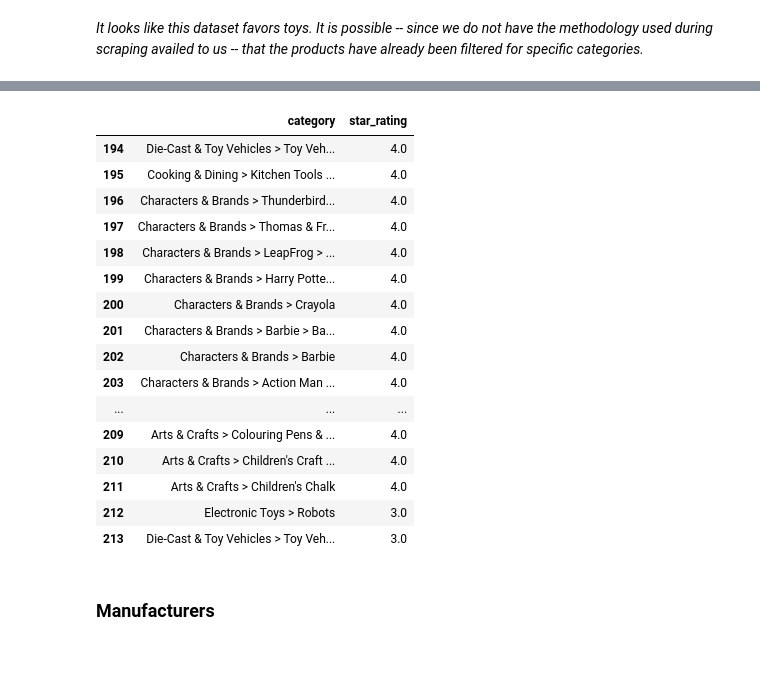
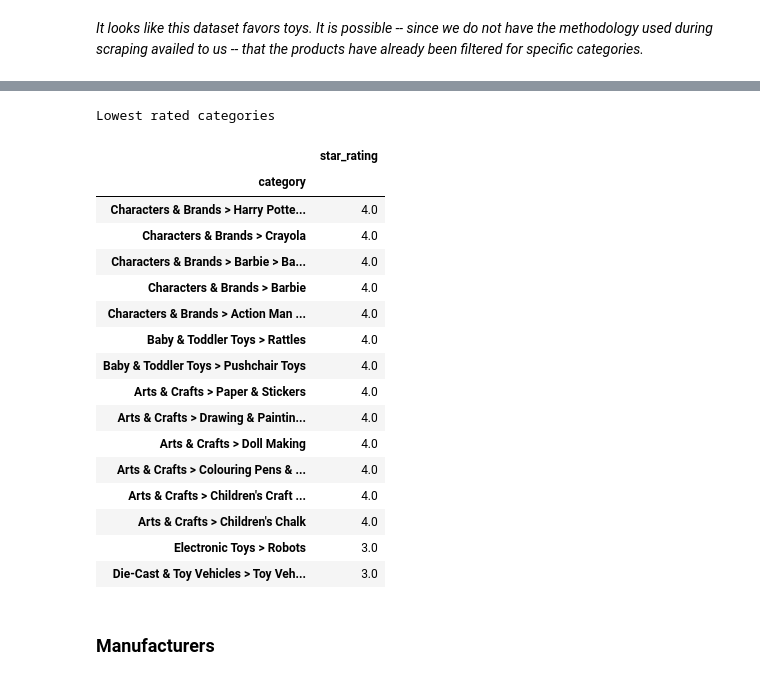
Before and after one commit to cotica/capstone, a Jupyter notebook: code/Amazon-order-history-EDA.ipynb, the cells around one changed output, grey strips where cells are left out. Drawn from its saved outputs; the diff is of its cells as text; code cells hidden in the pictures.

```diff
--- a/code/Amazon-order-history-EDA.ipynb
+++ b/code/Amazon-order-history-EDA.ipynb
@@ -498,23 +503,25 @@ rating_by_cat[:40]
-# %%
-rating_by_cat.tail(20)
-# %% [output]
-|  | category | star_rating |
-| 194 | Die-Cast & Toy Vehicles > Toy Veh... | 4.0 |
-| 195 | Cooking & Dining > Kitchen Tools ... | 4.0 |
-| 196 | Characters & Brands > Thunderbird... | 4.0 |
-| 197 | Characters & Brands > Thomas & Fr... | 4.0 |
-| 198 | Characters & Brands > LeapFrog > ... | 4.0 |
-| 199 | Characters & Brands > Harry Potte... | 4.0 |
-| 200 | Characters & Brands > Crayola | 4.0 |
-| 201 | Characters & Brands > Barbie > Ba... | 4.0 |
-| 202 | Characters & Brands > Barbie | 4.0 |
-| 203 | Characters & Brands > Action Man ... | 4.0 |
-| ... | ... | ... |
-| 209 | Arts & Crafts > Colouring Pens & ... | 4.0 |
-| 210 | Arts & Crafts > Children's Craft ... | 4.0 |
-| 211 | Arts & Crafts > Children's Chalk | 4.0 |
-| 212 | Electronic Toys > Robots | 3.0 |
-| 213 | Die-Cast & Toy Vehicles > Toy Veh... | 3.0 |
+# %%
+print('Lowest rated categories')
+rating_by_cat.set_index('category').tail(15)
+# %% [output]
+Lowest rated categories
+|  | star_rating |
+| category |  |
+| Characters & Brands > Harry Potte... | 4.0 |
+| Characters & Brands > Crayola | 4.0 |
+| Characters & Brands > Barbie > Ba... | 4.0 |
+| Characters & Brands > Barbie | 4.0 |
+| Characters & Brands > Action Man ... | 4.0 |
+| Baby & Toddler Toys > Rattles | 4.0 |
+| Baby & Toddler Toys > Pushchair Toys | 4.0 |
+| Arts & Crafts > Paper & Stickers | 4.0 |
+| Arts & Crafts > Drawing & Paintin... | 4.0 |
+| Arts & Crafts > Doll Making | 4.0 |
+| Arts & Crafts > Colouring Pens & ... | 4.0 |
+| Arts & Crafts > Children's Craft ... | 4.0 |
+| Arts & Crafts > Children's Chalk | 4.0 |
+| Electronic Toys > Robots | 3.0 |
+| Die-Cast & Toy Vehicles > Toy Veh... | 3.0 |
 # %% [markdown]
 ### Manufacturers
 # %%
```
Also changed, not shown: parts of 4 cells of this notebook, 1 other file.
